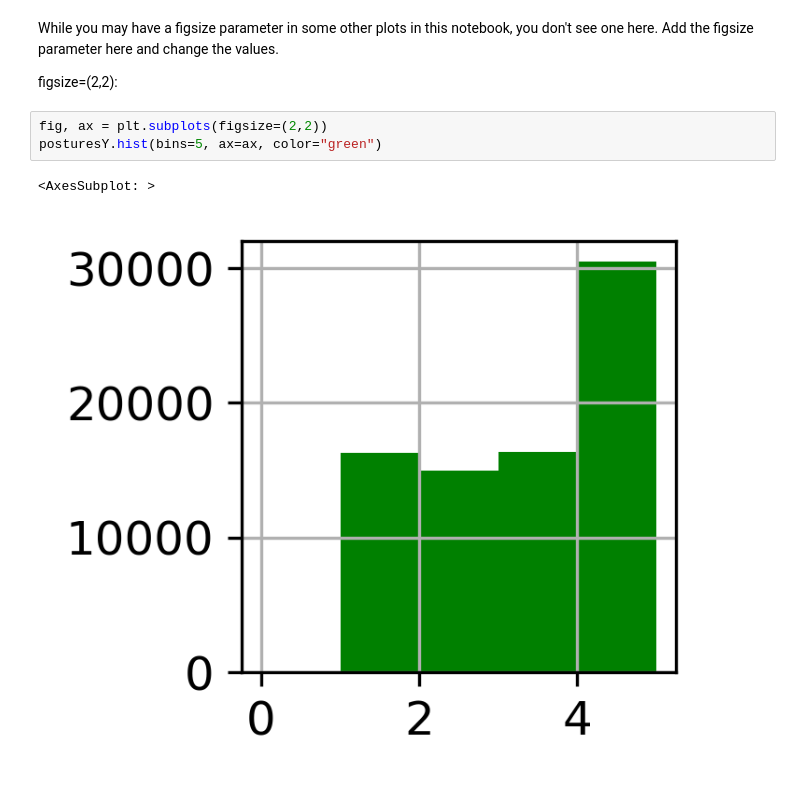
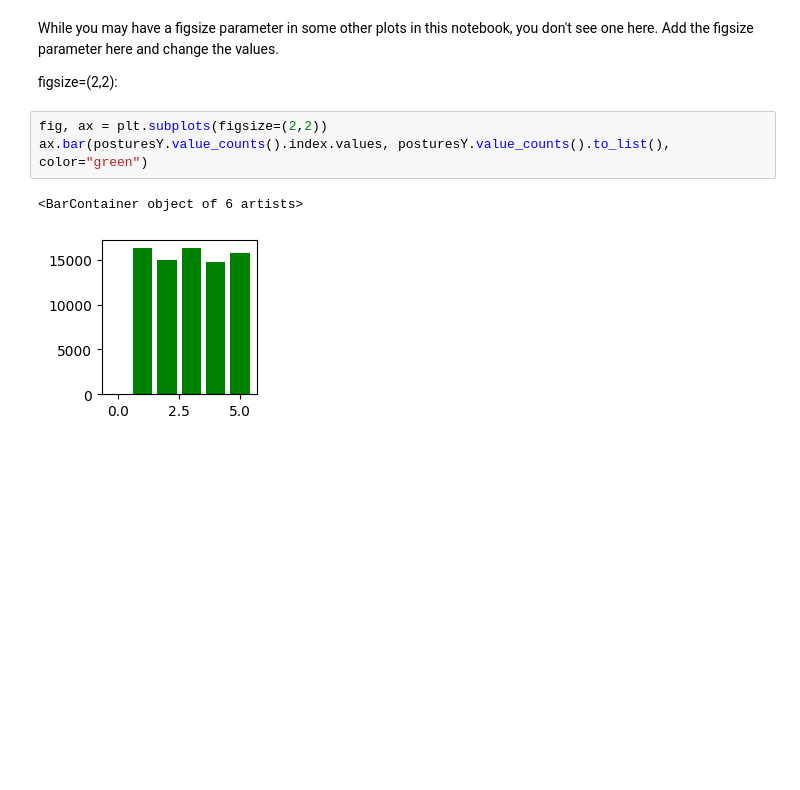
Before and after one commit to wa1di/ML22, a Jupyter notebook: Visualizations.ipynb, the cells around one changed output. Drawn from its saved outputs; the diff is of its cells as text; blank space fills up the shorter version.

```diff
--- a/Visualizations.ipynb
+++ b/Visualizations.ipynb
@@ -194,8 +194,8 @@ While you may have a figsize parameter in some other plots in this notebook, you
 figsize=(2,2):
 # %%
 fig, ax = plt.subplots(figsize=(2,2))
-posturesY.hist(bins=5, ax=ax, color="green")
+ax.bar(posturesY.value_counts().index.values, posturesY.value_counts().to_list(), color="green")
 # %% [output]
-<AxesSubplot: >
+<BarContainer object of 6 artists>
-[figure, old version]
+[figure, new version]
 # %% [markdown]
```
Also changed, not shown: parts of 6 cells of this notebook.
